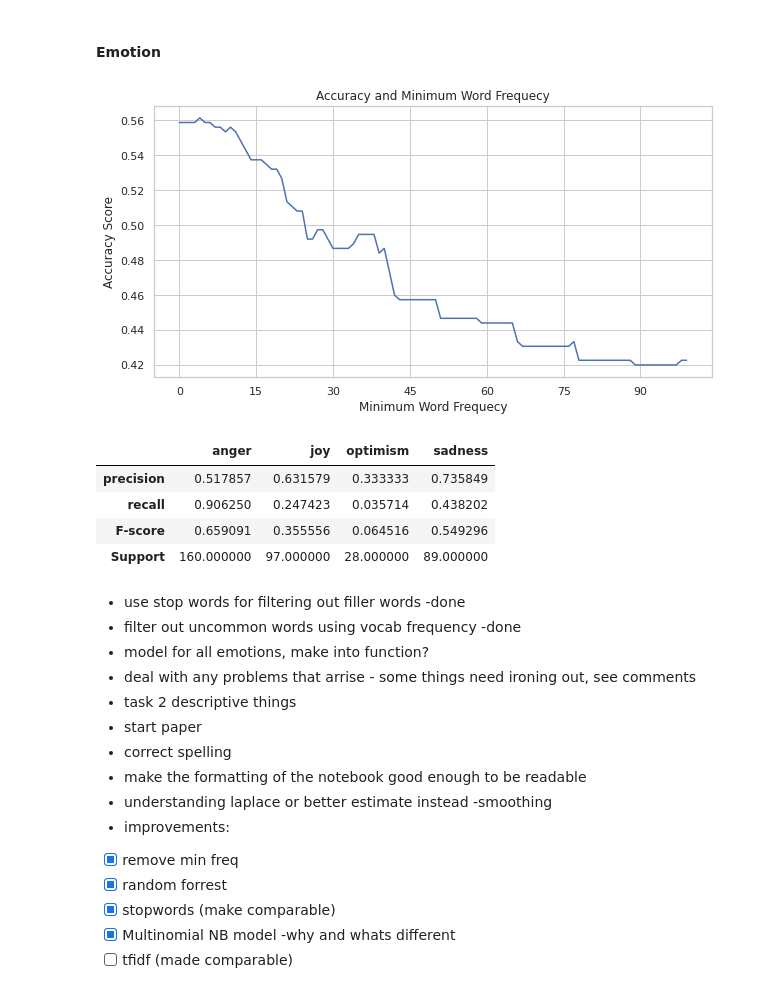
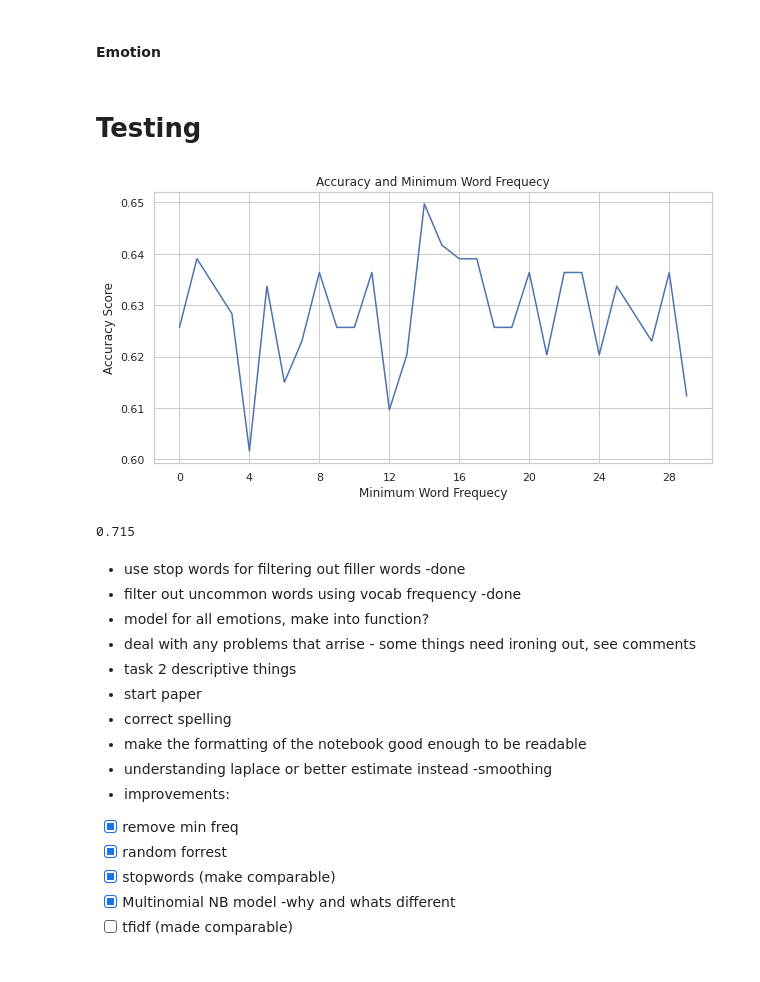
Before and after one commit to jonas-mika/twitter-hatespeech-detection, a Jupyter notebook: notebooks/project4.ipynb, the cells around one changed output. Saved outputs shown, nothing was run; the diff lists cells and outputs as text; code cells hidden in the pictures.

Commit message:
fit_model function, attempted repair of accuracy and plot acuracy fnctions possibly breaking them in the process- nicola

```diff
--- a/notebooks/project4.ipynb
+++ b/notebooks/project4.ipynb
@@ -784,11 +790,23 @@ def remove_stop_uncommon(tokenised,min_frequency,vocab,remove_stop=True):
     return [[item for item in list_ if item not in stop_words and temp_vocab_dict[item]>=min_frequency]for list_ in tokenised]
+# %%
+def fit_model(Classifier,Dataset,min_frequency):
+    if Classifier=="RFC":
+        model = RandomForestClassifier(max_depth=None, n_estimators=100,random_state=0)
+    elif Classifier=="MNB":
+        model=MultinomialNB(alpha=0.)### this alpha value at its defaut may actually give better results
+    elif Classifier=="Baseline":
+        model = SGDClassifier(loss='log')
+    return model.fit(text_format (Dataset,
+    remove_stop_uncommon(DATA["processed"][Dataset]["train_text"],min_frequency,VOCABULARY[Dataset]),tvt="train"),
+    DATA['processed'][Dataset]['train_labels'])
 # %%
-def model_accuracy(Dataset,min_frequency,model,v_or_t="val",remove_stop_=True):
+def model_accuracy(Dataset,min_frequency,Classifier,v_or_t="val",remove_stop_=True):
     """takes cleaned and tokensed data and returns accuracy score of the model"""
     if v_or_t !="val":
         v_or_t="test"
         print("warning! you are using the test data")
-    prediction = model.predict(text_format(Dataset,remove_stop_uncommon(DATA["processed"][Dataset][f"{v_or_t}_text"],min_frequency,VOCABULARY[Dataset],remove_stop=remove_stop_),tvt=v_or_t))
+    model=fit_model(Classifier,Dataset,min_frequency)
+    prediction = model.predict(text_format(Dataset,remove_stop_uncommon(DATA["processed"][Dataset][f"{v_or_t}_text"],1,VOCABULARY[Dataset],remove_stop=remove_stop_),tvt=v_or_t))
     actual = DATA["processed"][Dataset][f"{v_or_t}_labels"]
     return accuracy_score(actual, prediction)
 # %%
@@ -806,10 +824,10 @@ def model_prf_score(Dataset,min_frequency,model,v_or_t="val",remove_stop_=True):
         score_dataframe=pd.DataFrame(data=scores,columns=order,index=score_labels)
         return score_dataframe
 # %%
-def plot_accuracy(max_vocab,Dataset,model,remove_stop__=True):
+def plot_accuracy(max_vocab,Dataset,Classifier,remove_stop__=True):
     accuracies=[]
     for i in range (max_vocab):
-        accuracies.append(model_accuracy(Dataset,i,model,remove_stop_=remove_stop__))
+        accuracies.append(model_accuracy(Dataset,i,Classifier,remove_stop_=remove_stop__))
     ax = plt.figure(figsize=(10,5)).gca()
     ax.xaxis.set_major_locator(MaxNLocator(integer=True))
     ax.plot([x for x in range (max_vocab)],accuracies)
@@ -969,15 +898,17 @@ DATA['processed']['emotion']['train_labels']);
 # %%
-plot_accuracy(100,"emotion",Forest)
+#plot_accuracy(100,"emotion",Forest)
-# %% [output]
-[figure, removed]
 # %%
-model_prf_score("emotion",1,Forest)
+#model_prf_score("emotion",1,Forest)
-# %% [output]
-|  | anger | joy | optimism | sadness |
-| precision | 0.517857 | 0.631579 | 0.333333 | 0.735849 |
-| recall | 0.906250 | 0.247423 | 0.035714 | 0.438202 |
-| F-score | 0.659091 | 0.355556 | 0.064516 | 0.549296 |
-| Support | 160.000000 | 97.000000 | 28.000000 | 89.000000 |
+# %% [markdown]
+# Testing
+# %%
+plot_accuracy(30,"emotion","Baseline")###this plot should not look like this..... :(
+# %% [output]
+[figure, added]
+# %%
+model_accuracy("hate",100000,"RFC")## so with no information in the model the model predicts correctly 72% of the time???????? how?
+# %% [output]
+0.715
 # %% [markdown]
 * use stop words for filtering out filler words -done
 * filter out uncommon words using vocab frequency -done
```
Also changed, not shown: parts of 45 cells of this notebook.
